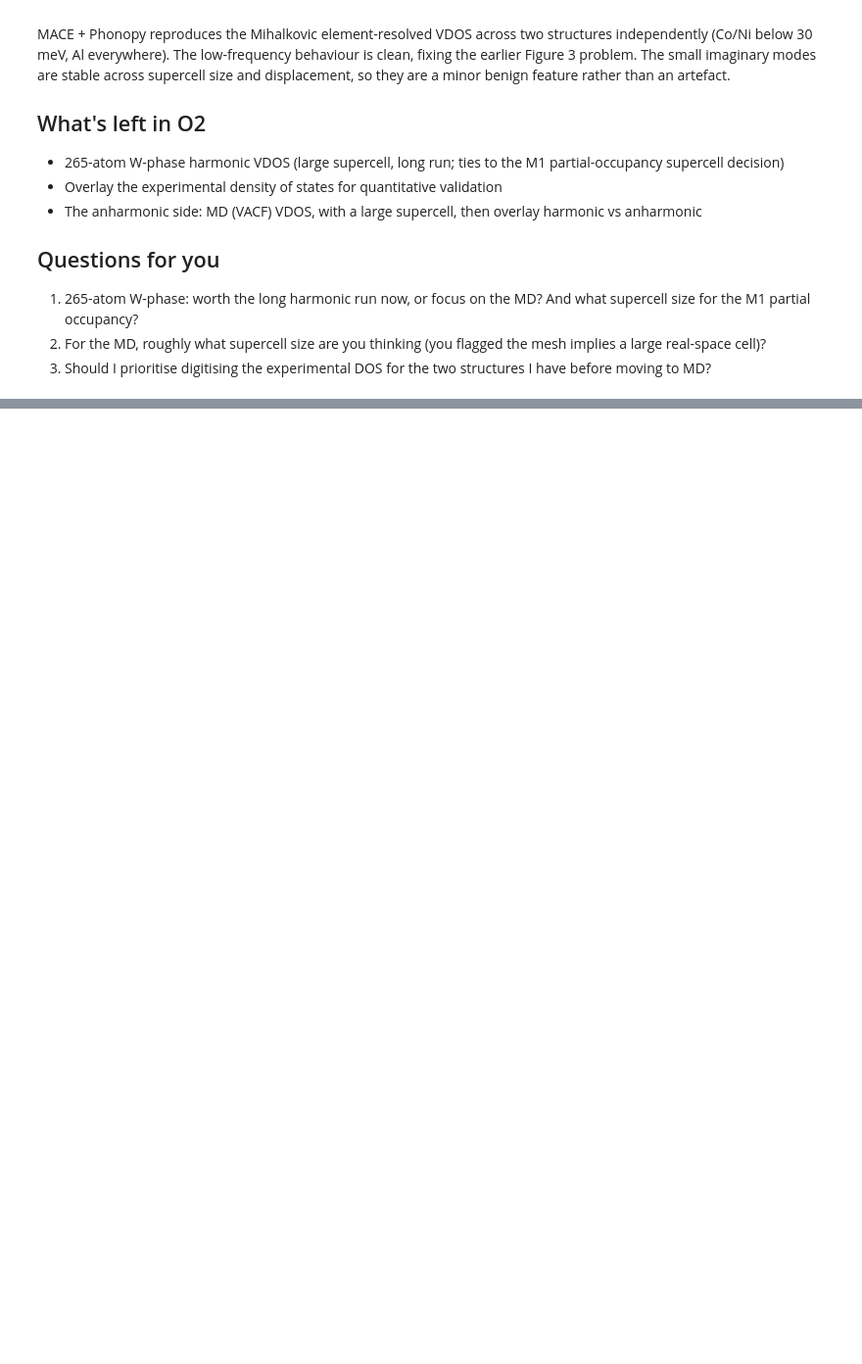
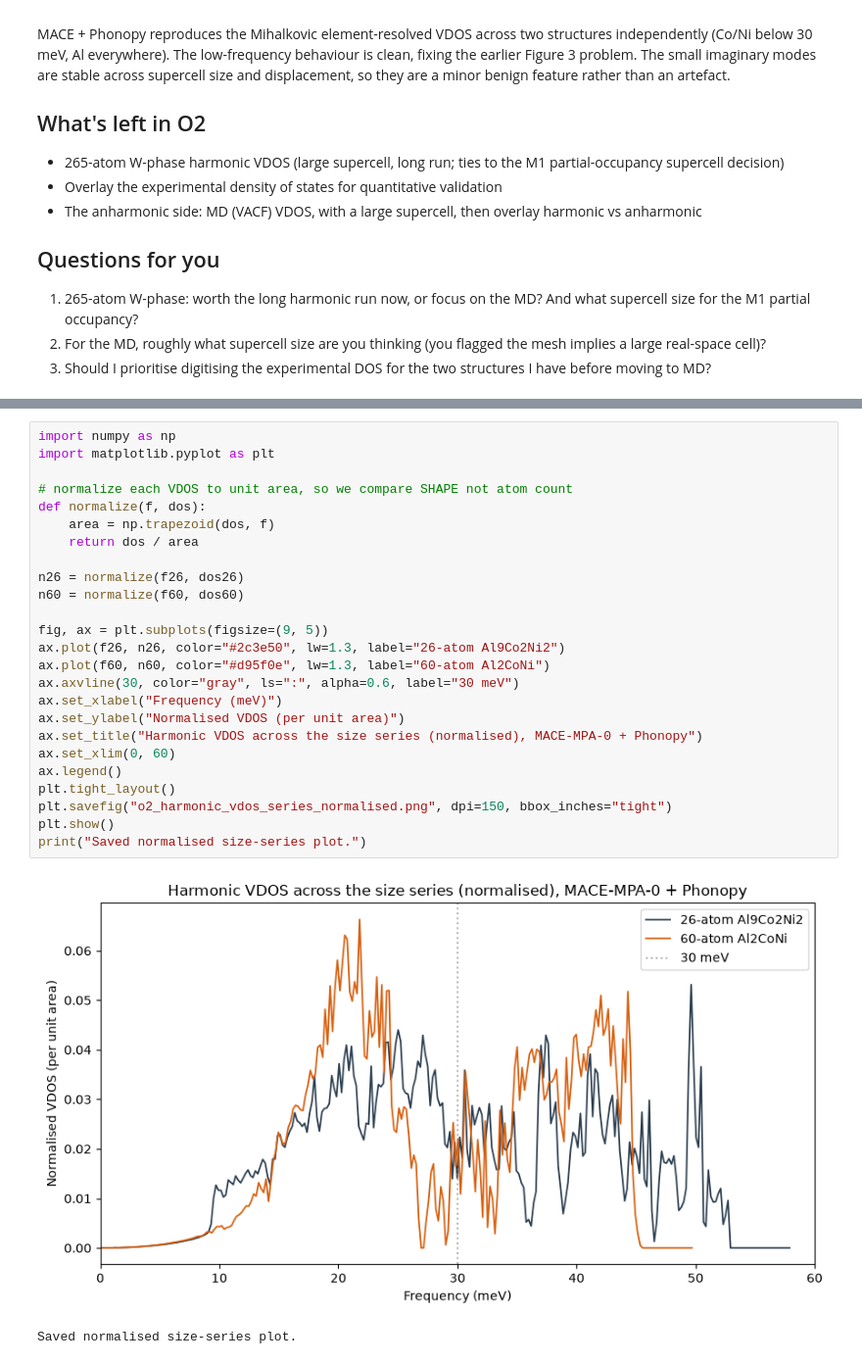
Before and after one commit to contactrameezraja/quasicrystal-mace, a Jupyter notebook: O2_Phonopy.ipynb, the cells around one changed output, grey strips where cells are left out. Shown at 98% size. Drawn from its saved outputs; the diff is of its cells as text; blank space fills up the shorter version.

```diff
--- a/O2_Phonopy.ipynb
+++ b/O2_Phonopy.ipynb
@@ -672,0 +739,28 @@ MACE + Phonopy reproduces the Mihalkovic element-resolved VDOS across two struct
+# %%
+import numpy as np
+import matplotlib.pyplot as plt
+
+# normalize each VDOS to unit area, so we compare SHAPE not atom count
+def normalize(f, dos):
+    area = np.trapezoid(dos, f)
+    return dos / area
+
+n26 = normalize(f26, dos26)
+n60 = normalize(f60, dos60)
+
+fig, ax = plt.subplots(figsize=(9, 5))
+ax.plot(f26, n26, color="#2c3e50", lw=1.3, label="26-atom Al9Co2Ni2")
+ax.plot(f60, n60, color="#d95f0e", lw=1.3, label="60-atom Al2CoNi")
+ax.axvline(30, color="gray", ls=":", alpha=0.6, label="30 meV")
+ax.set_xlabel("Frequency (meV)")
+ax.set_ylabel("Normalised VDOS (per unit area)")
+ax.set_title("Harmonic VDOS across the size series (normalised), MACE-MPA-0 + Phonopy")
+ax.set_xlim(0, 60)
+ax.legend()
+plt.tight_layout()
+plt.savefig("o2_harmonic_vdos_series_normalised.png", dpi=150, bbox_inches="tight")
+plt.show()
+print("Saved normalised size-series plot.")
+# %% [output]
+[figure, added]
+Saved normalised size-series plot.
```
Also changed, not shown: parts of 2 cells of this notebook, 6 other files.
